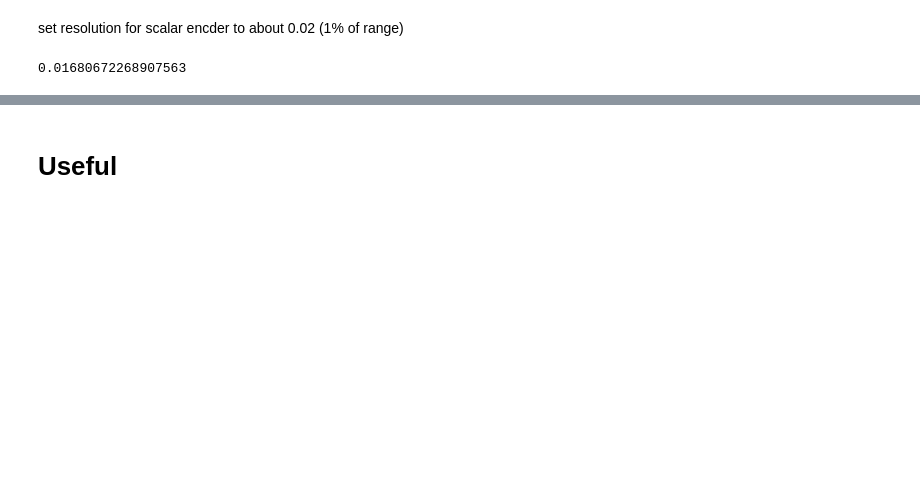
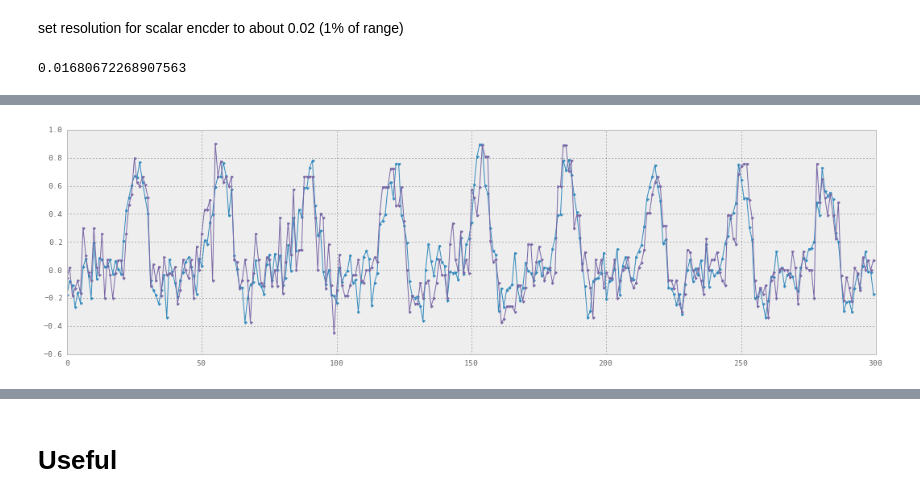
Before and after one commit to rhuairahrighairidh/gwProject, a Jupyter notebook: GlitchRecognition.ipynb, the cells around one changed output, grey strips where cells are left out. Cells and saved outputs as stored; diff of their text form; code cells hidden in the pictures; blank space fills up the shorter version.

```diff
--- a/GlitchRecognition.ipynb
+++ b/GlitchRecognition.ipynb
@@ -257,0 +236,6 @@ p(data,predicted,anomalys)
+# %%
+plt.plot(np.vstack([data[-300:],predicted[-300:]]).T,'.-')
+#plt.plot(predicted[-300:],'.-')
+b()
+# %% [output]
+[figure, added]
```
Also changed, not shown: parts of 99 cells of this notebook, 48 other files.
